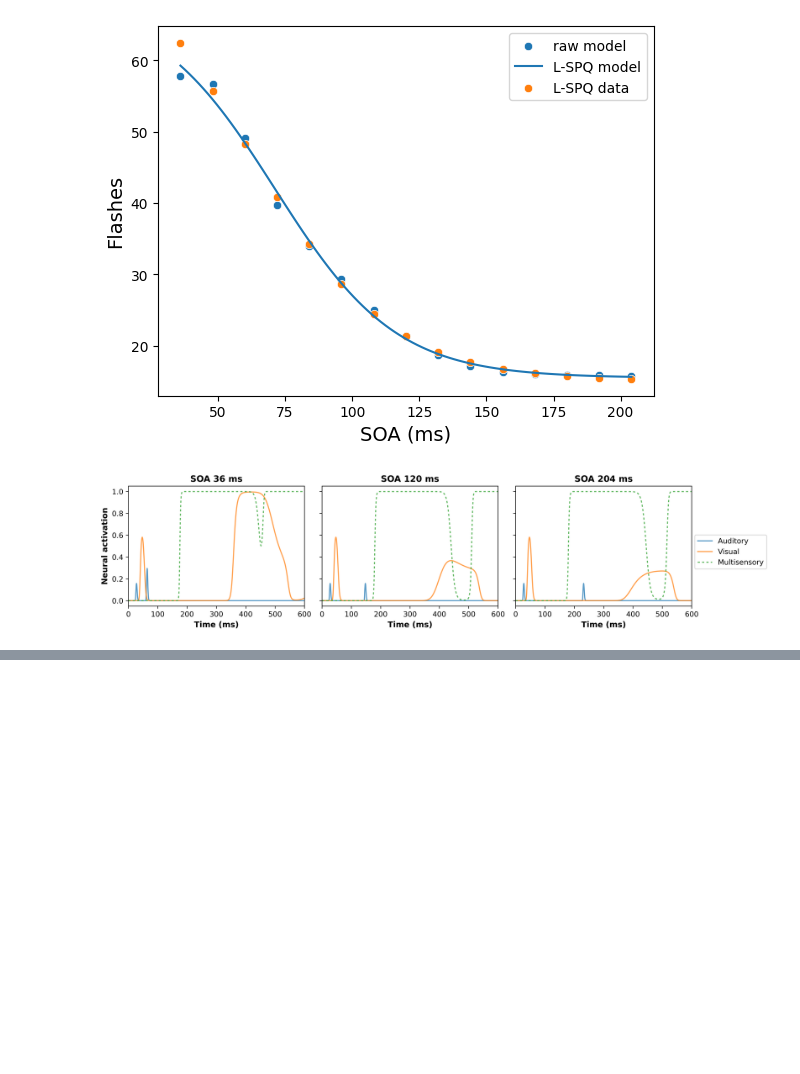
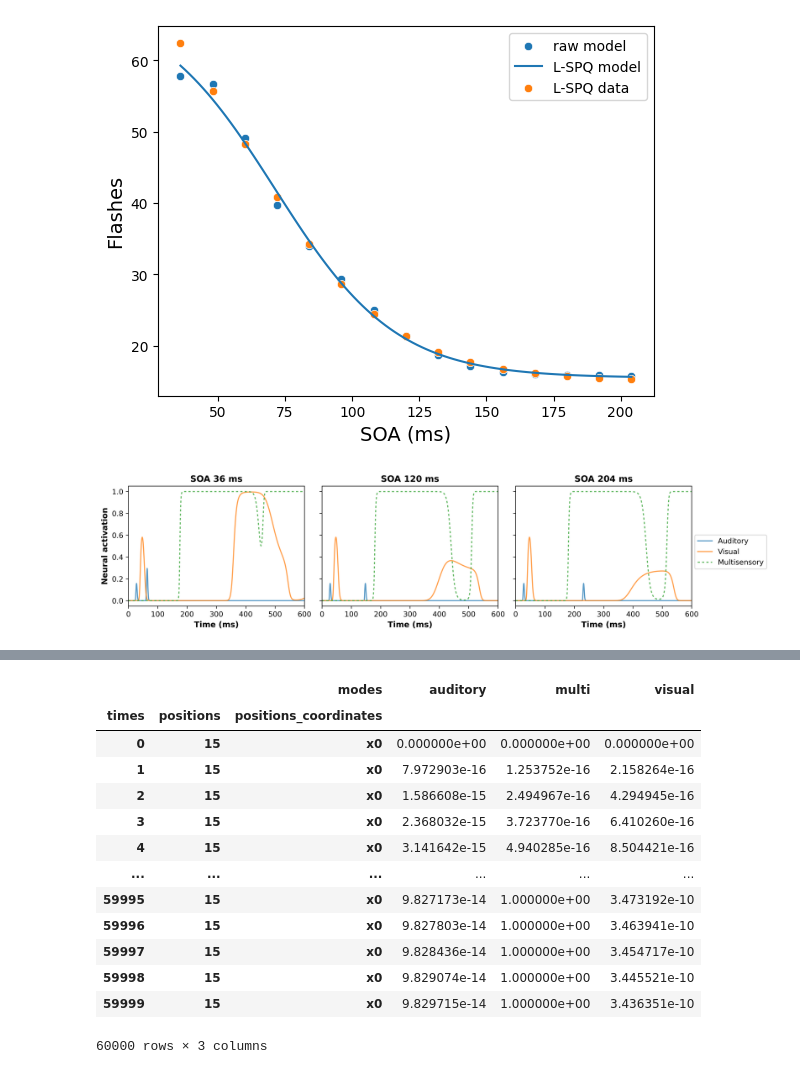
Before and after one commit to renatoparedes/SCZ_DFI_Model, a Jupyter notebook: LSPQ_Fitting.ipynb, the cells around one changed output, grey strips where cells are left out. Drawn from its saved outputs; the diff is of its cells as text; code cells hidden in the pictures; blank space fills up the shorter version.

```diff
--- a/LSPQ_Fitting.ipynb
+++ b/LSPQ_Fitting.ipynb
@@ -309,0 +346,19 @@ plot_res_per_soa_small(results)
+# %%
+df = results[-1].get_modes().query("positions==15")
+norm_df = (df - df.min()) / (df.max() - df.min())
+norm_df
+# %% [output]
+|  |  | modes | auditory | multi | visual |
+| times | positions | positions_coordinates |  |  |  |
+| 0 | 15 | x0 | 0.000000e+00 | 0.000000e+00 | 0.000000e+00 |
+| 1 | 15 | x0 | 7.972903e-16 | 1.253752e-16 | 2.158264e-16 |
+| 2 | 15 | x0 | 1.586608e-15 | 2.494967e-16 | 4.294945e-16 |
+| 3 | 15 | x0 | 2.368032e-15 | 3.723770e-16 | 6.410260e-16 |
+| 4 | 15 | x0 | 3.141642e-15 | 4.940285e-16 | 8.504421e-16 |
+| ... | ... | ... | ... | ... | ... |
+| 59995 | 15 | x0 | 9.827173e-14 | 1.000000e+00 | 3.473192e-10 |
+| 59996 | 15 | x0 | 9.827803e-14 | 1.000000e+00 | 3.463941e-10 |
+| 59997 | 15 | x0 | 9.828436e-14 | 1.000000e+00 | 3.454717e-10 |
+| 59998 | 15 | x0 | 9.829074e-14 | 1.000000e+00 | 3.445521e-10 |
+| 59999 | 15 | x0 | 9.829715e-14 | 1.000000e+00 | 3.436351e-10 |
+60000 rows × 3 columns
```
Also changed, not shown: parts of 6 cells of this notebook, 1 other file.
